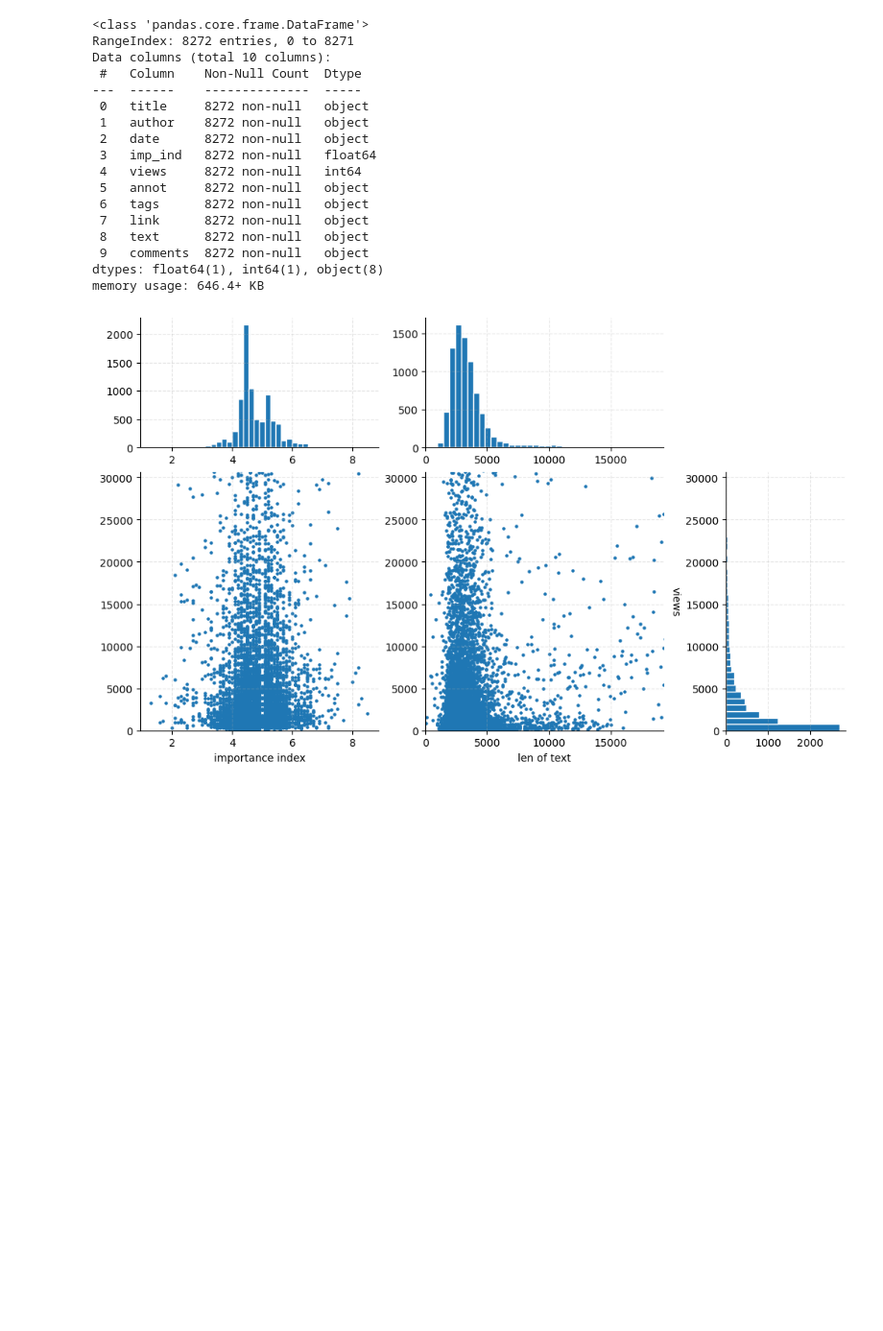
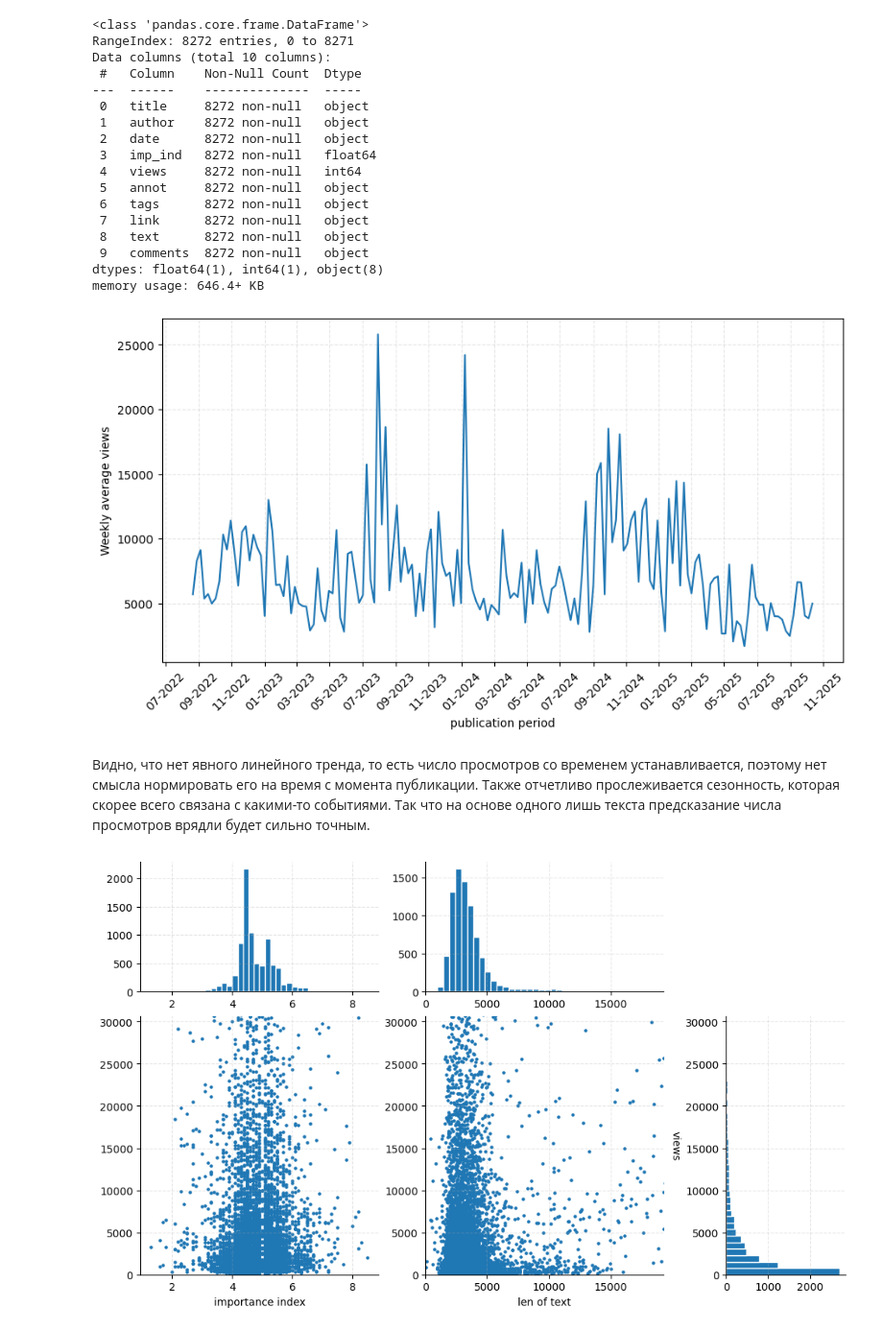
Before and after one commit to VladShajdulin/OTUS, a Jupyter notebook: home_work_1.ipynb, the cells around one changed output. Shown at 96% size. Cells and saved outputs as stored; diff of their text form; code cells hidden in the pictures; blank space fills up the shorter version.

Commit message:
График с просмотров по времени

```diff
--- a/home_work_1.ipynb
+++ b/home_work_1.ipynb
@@ -275,6 +276,27 @@ Data columns (total 10 columns):
  9   comments  8272 non-null   object
 dtypes: float64(1), int64(1), object(8)
 memory usage: 646.4+ KB
+# %%
+df = original_df.copy()
+df['date'] = pd.to_datetime(df['date'], format='%d.%m.%Y')
+df = df.set_index('date')
+weekly_views = df['views'].resample('W').mean() # среднее по неделям количество просмторов на одну статью
+# %%
+fig, axes = plt.subplots(figsize=(9, 5), layout='constrained')
+axes.plot(weekly_views.index, weekly_views.values)
+
+axes.xaxis.set_major_locator(mdates.MonthLocator(interval=2))
+axes.xaxis.set_major_formatter(mdates.DateFormatter('%m-%Y'))
+axes.set_xlabel('publication period')
+axes.set_ylabel('Weekly average views')
+axes.tick_params(axis='x', labelrotation=45)
+axes.grid(True, linestyle='--', alpha=0.3)
+
+plt.show()
+# %% [output]
+[figure, added]
+# %% [markdown]
+Видно, что нет явного линейного тренда, то есть число просмотров со временем устанавливается, поэтому нет смысла нормировать его на время с момента публикации. Также отчетливо прослеживается сезонность, которая скорее всего связана с какими-то событиями. Так что на основе одного лишь текста предсказание числа просмотров врядли будет сильно точным.
 # %%
 y = original_df['views']
 x1 = original_df['imp_ind']
```
Also changed, not shown: parts of 1 cell of this notebook.
